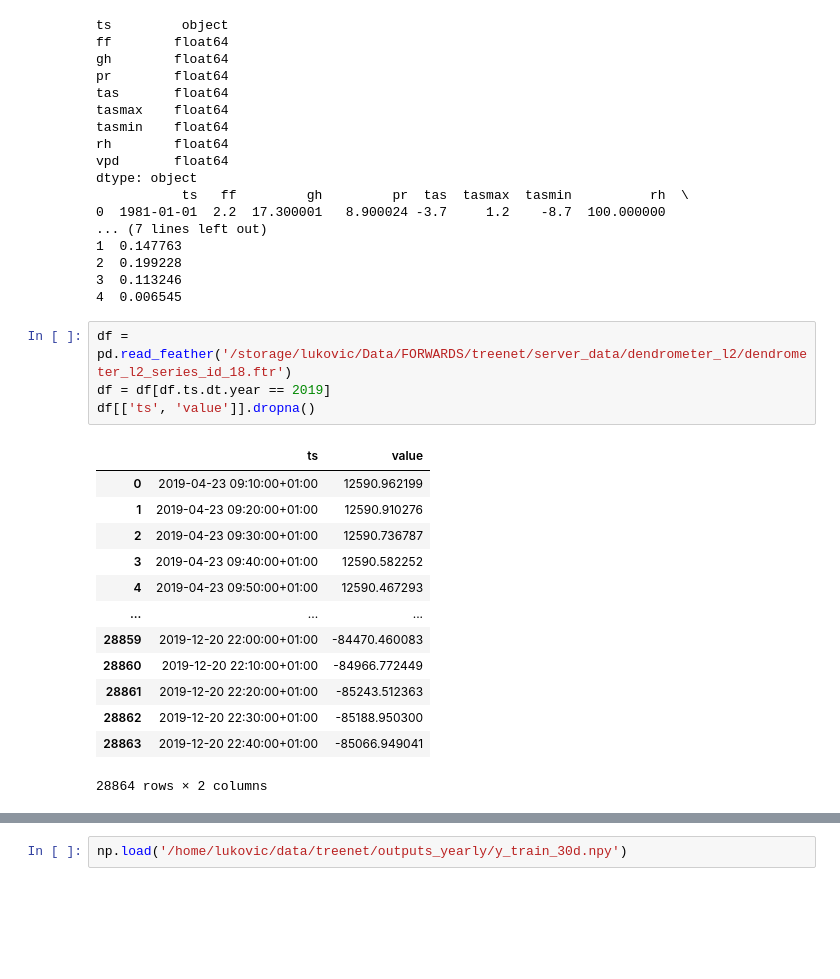
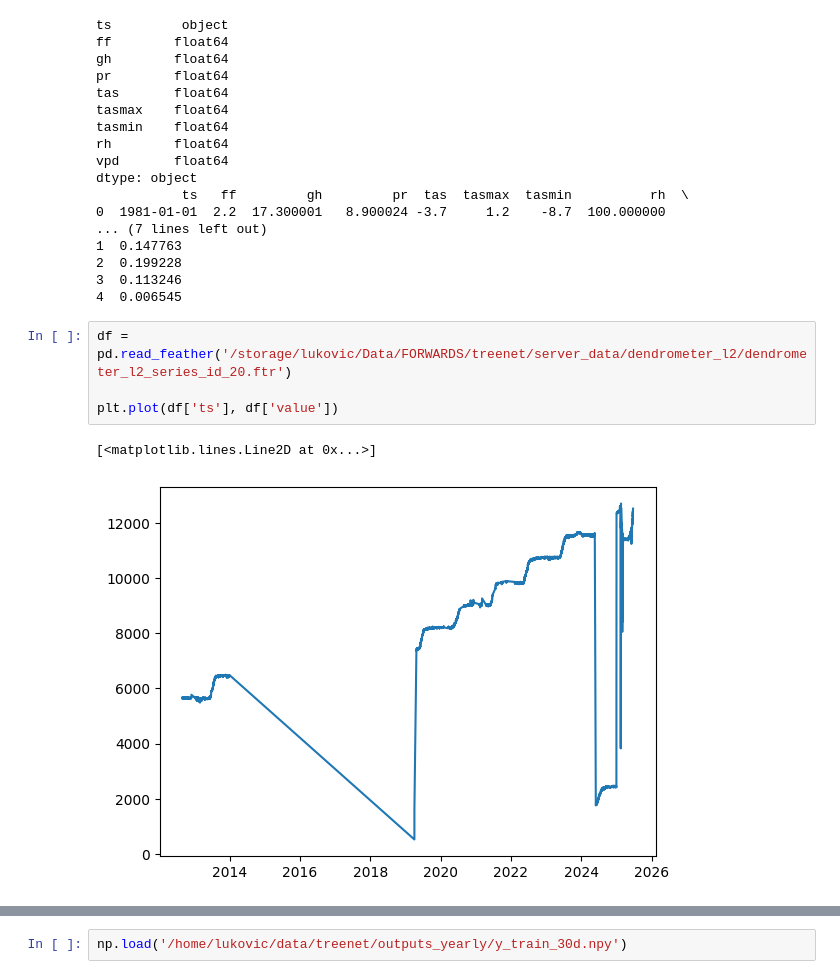
Before and after one commit to treenet/treenetai, a Jupyter notebook: pipeline/test_notebook.ipynb, the cells around one changed output, grey strips where cells are left out. Drawn from its saved outputs; the diff is of its cells as text; blank space fills up the shorter version.

```diff
--- a/pipeline/test_notebook.ipynb
+++ b/pipeline/test_notebook.ipynb
@@ -684,20 +655,9 @@ dtype: object
 3  0.113246
 4  0.006545
 # %%
-df = pd.read_feather('/storage/lukovic/Data/FORWARDS/treenet/server_data/dendrometer_l2/dendrometer_l2_series_id_18.ftr')
-df = df[df.ts.dt.year == 2019]
-df[['ts', 'value']].dropna()
+df = pd.read_feather('/storage/lukovic/Data/FORWARDS/treenet/server_data/dendrometer_l2/dendrometer_l2_series_id_20.ftr')
+
+plt.plot(df['ts'], df['value'])
 # %% [output]
-|  | ts | value |
-| 0 | 2019-04-23 09:10:00+01:00 | 12590.962199 |
-| 1 | 2019-04-23 09:20:00+01:00 | 12590.910276 |
-| 2 | 2019-04-23 09:30:00+01:00 | 12590.736787 |
-| 3 | 2019-04-23 09:40:00+01:00 | 12590.582252 |
-| 4 | 2019-04-23 09:50:00+01:00 | 12590.467293 |
-| ... | ... | ... |
-| 28859 | 2019-12-20 22:00:00+01:00 | -84470.460083 |
-| 28860 | 2019-12-20 22:10:00+01:00 | -84966.772449 |
-| 28861 | 2019-12-20 22:20:00+01:00 | -85243.512363 |
-| 28862 | 2019-12-20 22:30:00+01:00 | -85188.950300 |
-| 28863 | 2019-12-20 22:40:00+01:00 | -85066.949041 |
-28864 rows × 2 columns
+[<matplotlib.lines.Line2D at 0x...>]
+[figure, added]
```
Also changed, not shown: parts of 20 cells of this notebook, 5 other files.
